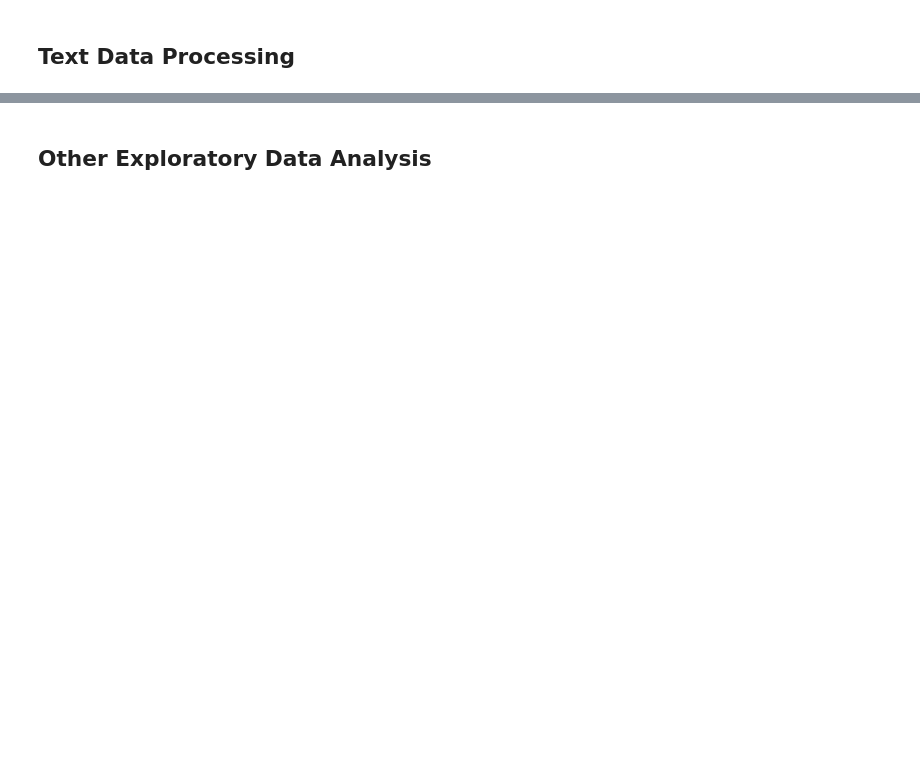
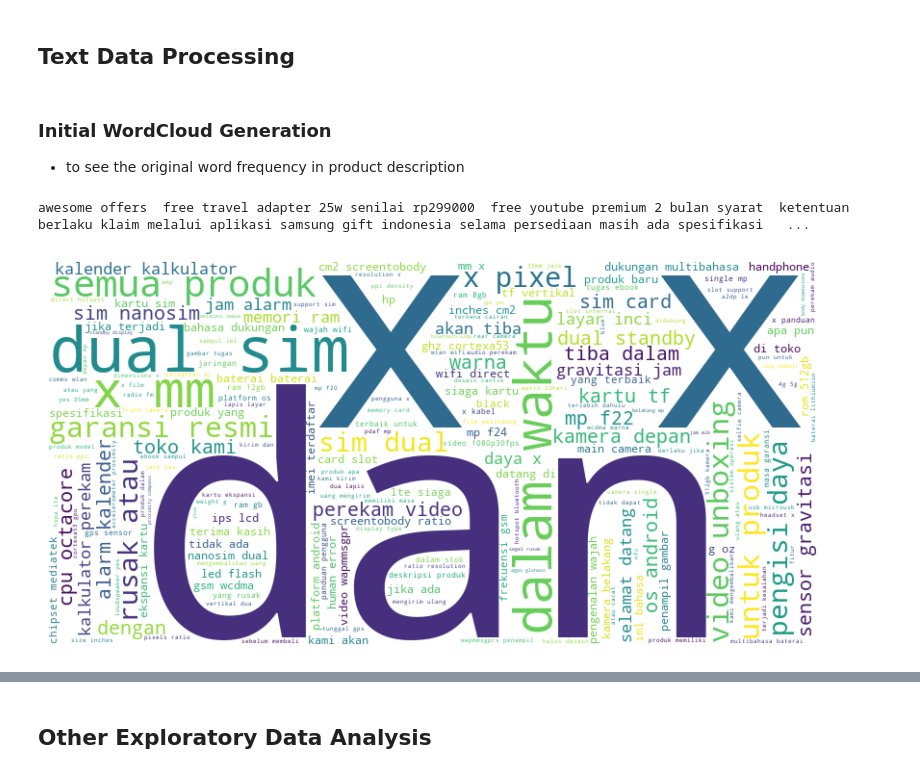
Before and after one commit to catherinehelenna/Smartphone-Data-Analysis, a Jupyter notebook: recent-project-update/Data_Visualization_Smartphone.ipynb, the cells around one changed output, grey strips where cells are left out. Cells and saved outputs as stored; diff of their text form; code cells hidden in the pictures; blank space fills up the shorter version.

Commit message:
wordcloud update

```diff
--- a/recent-project-update/Data_Visualization_Smartphone.ipynb
+++ b/recent-project-update/Data_Visualization_Smartphone.ipynb
@@ -70,0 +69,22 @@ cleaned_dataset.head()
+# %% [markdown]
+### Initial WordCloud Generation
+- to see the original word frequency in product description
+# %%
+# show initial most frequent text in product_description
+combined_text = " ".join(cleaned_dataset['product_description'])
+
+# process text by removing punctuation and conversion to lowercase
+basic_processed_text = re.sub(r'[^\w\s]','',combined_text).lower()
+# %%
+print(basic_processed_text)
+# %% [output]
+awesome offers  free travel adapter 25w senilai rp299000  free youtube premium 2 bulan syarat  ketentuan berlaku klaim melalui aplikasi samsung gift indonesia selama persediaan masih ada spesifikasi   ...
+# %%
+# show in word cloud
+initial_wordcloud = WordCloud(width=800,height=400,background_color='white').generate(basic_processed_text)
+plt.figure(figsize=(10,5))
+plt.imshow(initial_wordcloud,interpolation='bilinear')
+plt.axis('off')
+plt.show()
+# %% [output]
+[figure, added]
```
Also changed, not shown: parts of 13 cells of this notebook.
